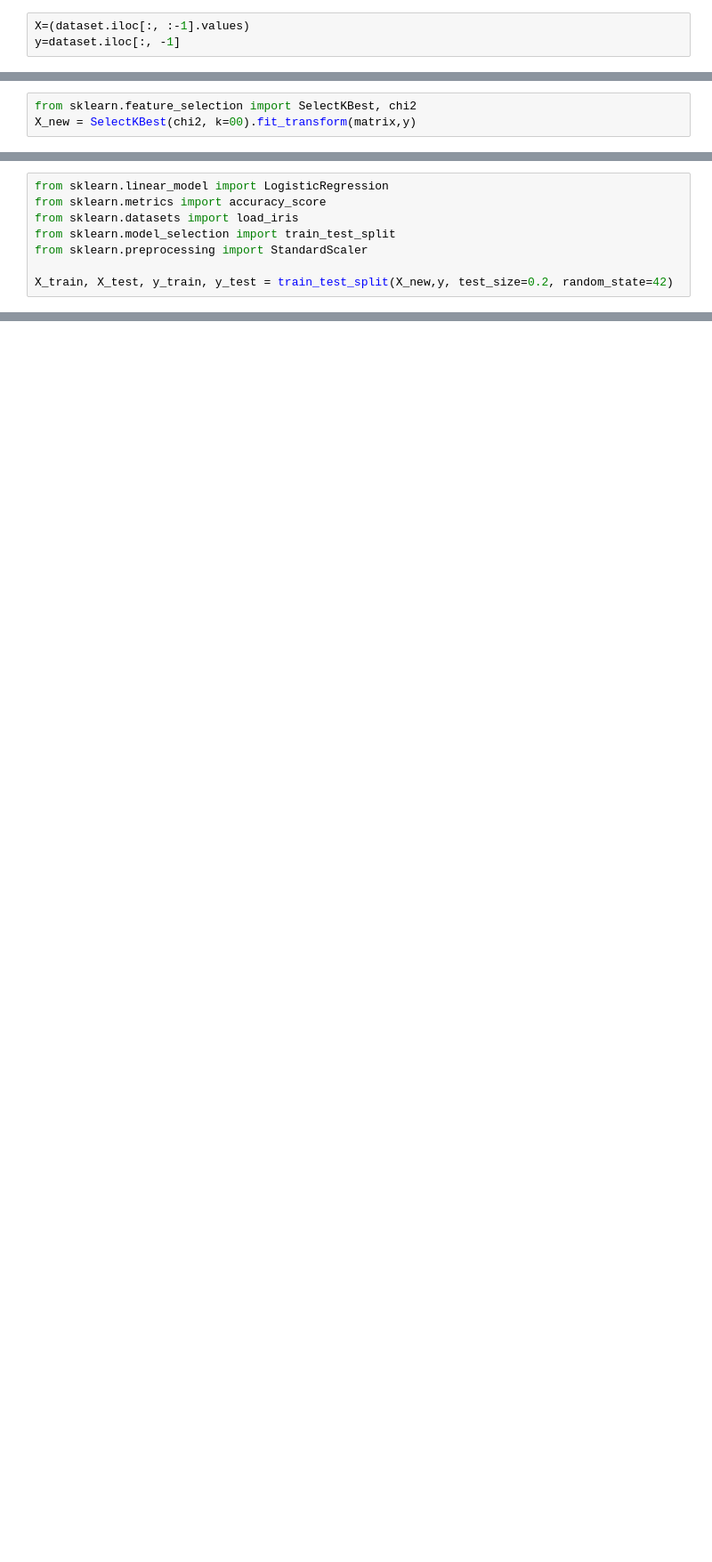
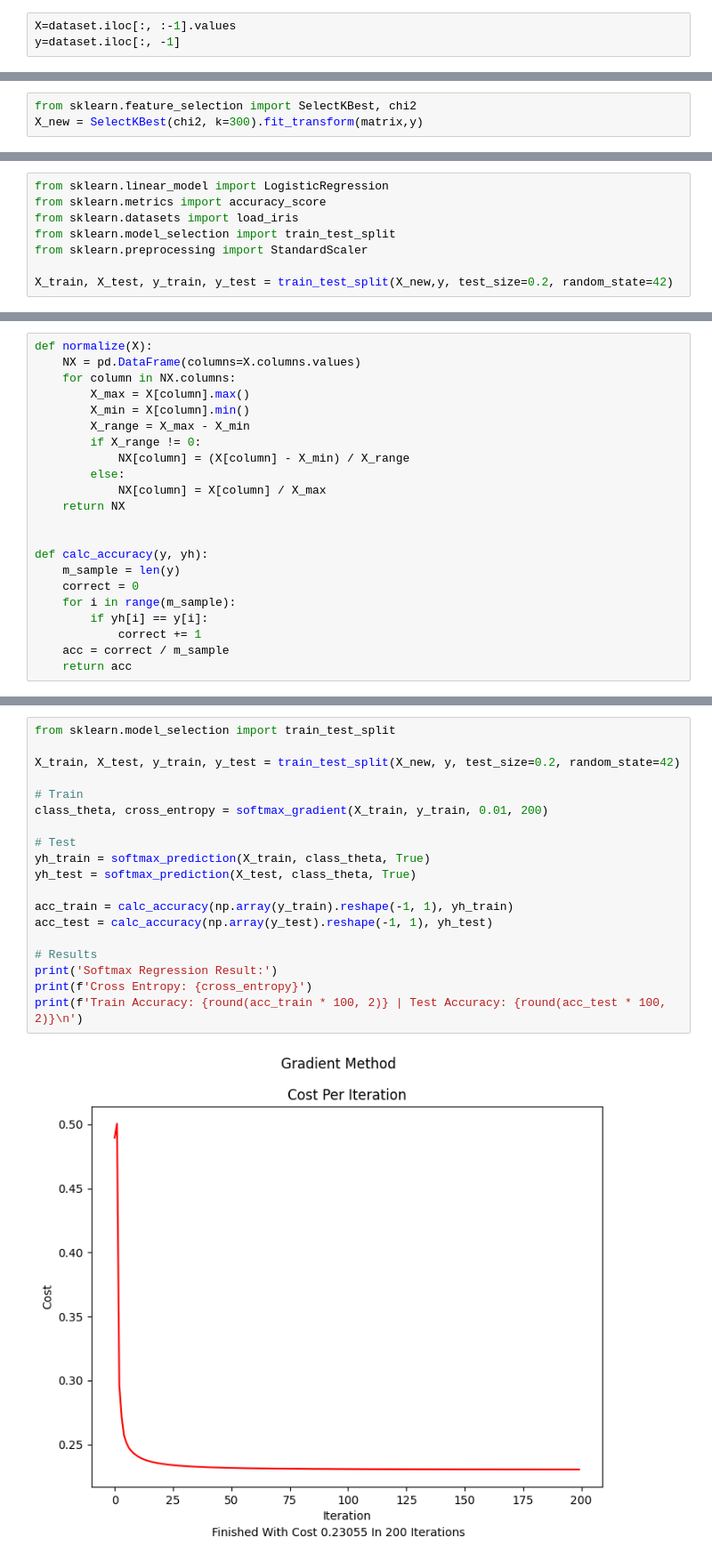
Before and after one commit to itsbahar/sentiment-analysis, a Jupyter notebook: sentiment-analysis.ipynb, the cells around one changed output, grey strips where cells are left out. Shown: that part at 89% size. Cells and saved outputs as stored; diff of their text form; blank space fills up the shorter version.

Commit message:
Add Logistic Regression (1V1) & Softmax

```diff
--- a/sentiment-analysis.ipynb
+++ b/sentiment-analysis.ipynb
@@ -112,6 +112,6 @@ def preprocessing(comment):
     return cleared_text
 # %%
-X=(dataset.iloc[:, :-1].values)
+X=dataset.iloc[:, :-1].values
 y=dataset.iloc[:, -1]
 # %%
 tokens=[]
@@ -180,3 +175,3 @@ matrix.shape
 # %%
 from sklearn.feature_selection import SelectKBest, chi2
-X_new = SelectKBest(chi2, k=00).fit_transform(matrix,y)
+X_new = SelectKBest(chi2, k=300).fit_transform(matrix,y)
@@ -255,0 +241,22 @@ len(a)
+# %%
+def normalize(X):
+    NX = pd.DataFrame(columns=X.columns.values)
+    for column in NX.columns:
+        X_max = X[column].max()
+        X_min = X[column].min()
+        X_range = X_max - X_min
+        if X_range != 0:
+            NX[column] = (X[column] - X_min) / X_range
+        else:
+            NX[column] = X[column] / X_max
+    return NX
+
+
+def calc_accuracy(y, yh):
+    m_sample = len(y)
+    correct = 0
+    for i in range(m_sample):
+        if yh[i] == y[i]:
+            correct += 1
+    acc = correct / m_sample
+    return acc
@@ -255,0 +515,21 @@ len(a)
+# %%
+from sklearn.model_selection import train_test_split
+
+X_train, X_test, y_train, y_test = train_test_split(X_new, y, test_size=0.2, random_state=42)
+
+# Train
+class_theta, cross_entropy = softmax_gradient(X_train, y_train, 0.01, 200)
+
+# Test
+yh_train = softmax_prediction(X_train, class_theta, True)
+yh_test = softmax_prediction(X_test, class_theta, True)
+
+acc_train = calc_accuracy(np.array(y_train).reshape(-1, 1), yh_train)
+acc_test = calc_accuracy(np.array(y_test).reshape(-1, 1), yh_test)
+
+# Results
+print('Softmax Regression Result:')
+print(f'Cross Entropy: {cross_entropy}')
+print(f'Train Accuracy: {round(acc_train * 100, 2)} | Test Accuracy: {round(acc_test * 100, 2)}\n')
+# %% [output]
+[figure, added]
```
Also changed, not shown: parts of 24 cells of this notebook.
